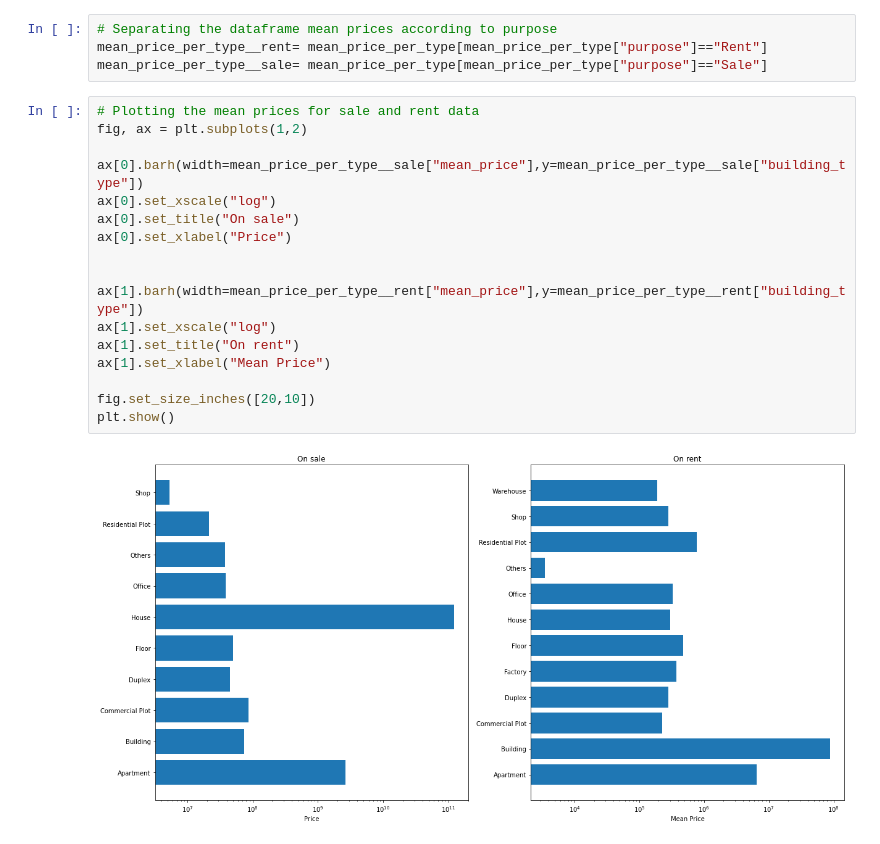
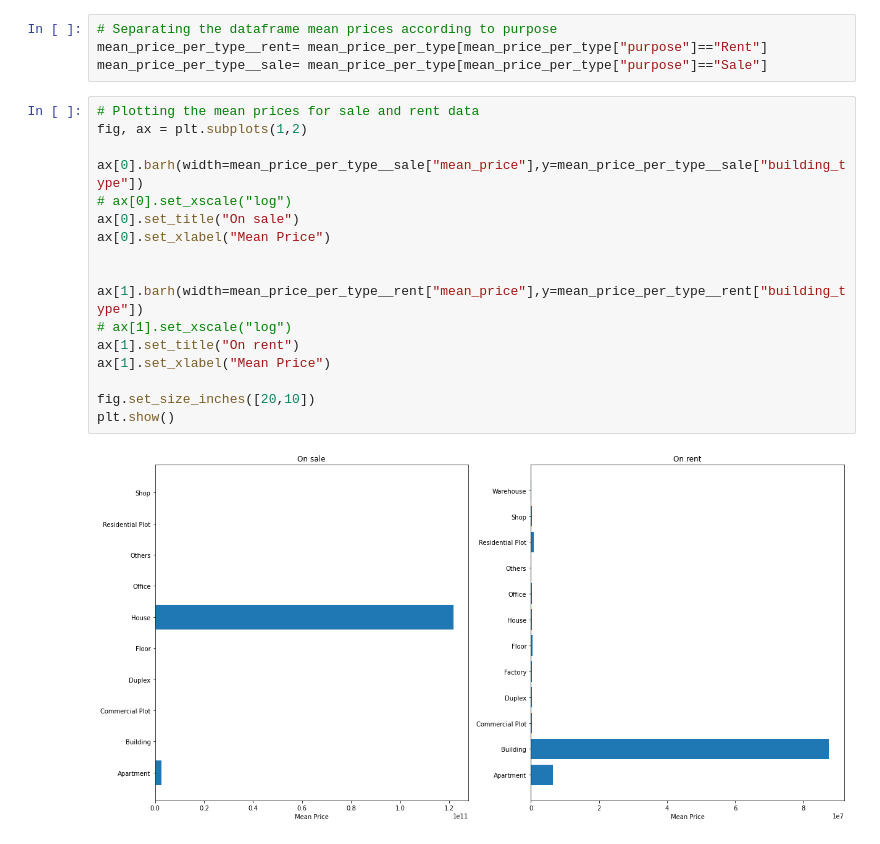
Before and after one commit to OmdenaAI/dhaka-bangladesh-real-estate-recommendation, a Jupyter notebook: src/tasks/task-3-exploratory-data-analysis/EDA - real estate market in Bangladesh.ipynb, the cells around one changed output. Saved outputs shown, nothing was run; the diff lists cells and outputs as text.

Commit message:
Improved the distribution of property prices per type analysis

```diff
--- a/src/tasks/task-3-exploratory-data-analysis/EDA - real estate market in Bangladesh.ipynb
+++ b/src/tasks/task-3-exploratory-data-analysis/EDA - real estate market in Bangladesh.ipynb
@@ -480,19 +480,19 @@ mean_price_per_type__sale= mean_price_per_type[mean_price_per_type["purpose"]=="
 # %%
 # Plotting the mean prices for sale and rent data
 fig, ax = plt.subplots(1,2)
 
 ax[0].barh(width=mean_price_per_type__sale["mean_price"],y=mean_price_per_type__sale["building_type"])
-ax[0].set_xscale("log")
+# ax[0].set_xscale("log")
 ax[0].set_title("On sale")
-ax[0].set_xlabel("Price")
+ax[0].set_xlabel("Mean Price")
 
 
 ax[1].barh(width=mean_price_per_type__rent["mean_price"],y=mean_price_per_type__rent["building_type"])
-ax[1].set_xscale("log")
+# ax[1].set_xscale("log")
 ax[1].set_title("On rent")
 ax[1].set_xlabel("Mean Price")
 
 fig.set_size_inches([20,10])
 plt.show()
 # %% [output]
-[figure, old version]
+[figure, new version]
```
Also changed, not shown: parts of 8 cells of this notebook.
